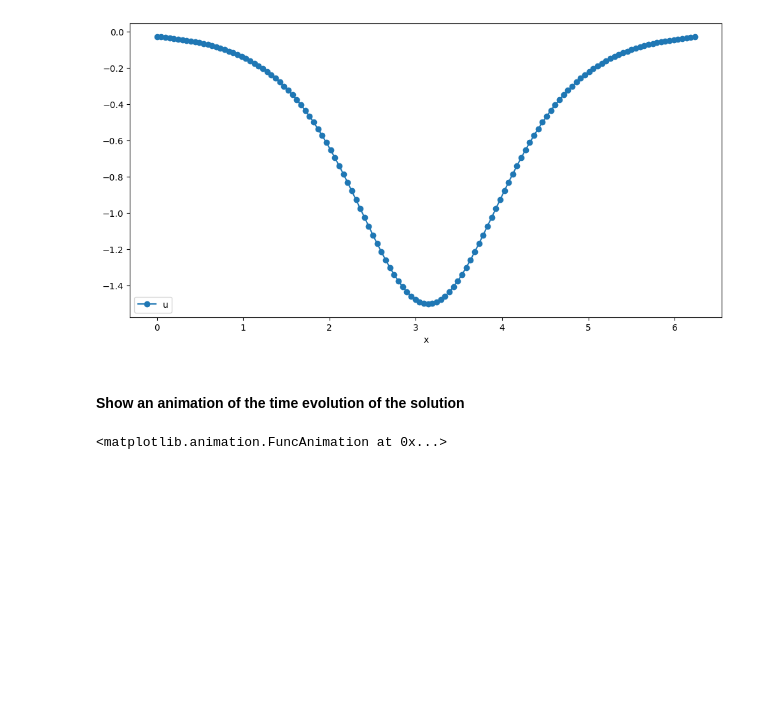
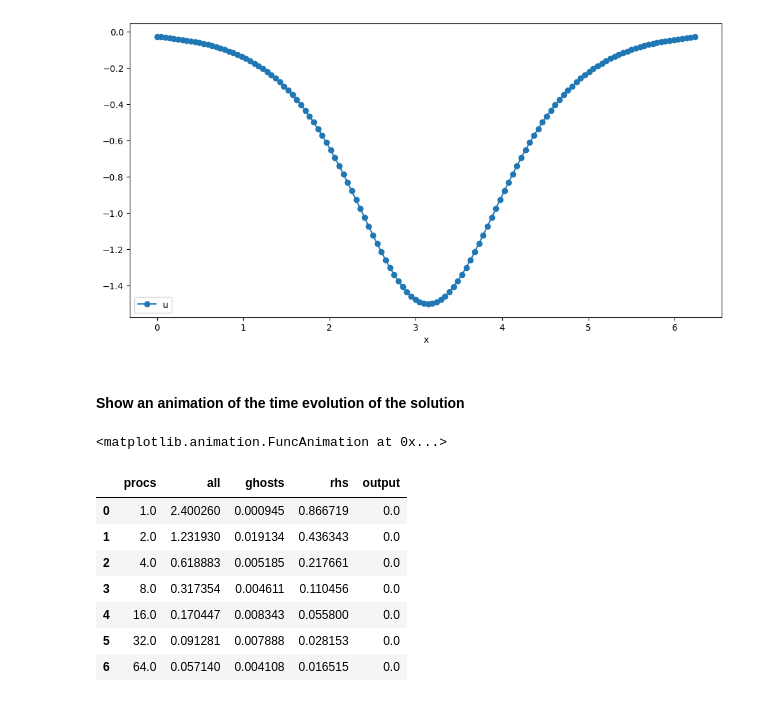
Before and after one commit to unh-hpc-2023/class-26, a Jupyter notebook: kdv.ipynb, the cells around one changed output. Drawn from its saved outputs; the diff is of its cells as text; code cells hidden in the pictures; blank space fills up the shorter version.

```diff
--- a/kdv.ipynb
+++ b/kdv.ipynb
@@ -72,3 +72,23 @@ animation.FuncAnimation(fig, animate, init_func=init,
                         frames=range(0, 100000, 1000), interval=100, blit=True)
 # %% [output]
 <matplotlib.animation.FuncAnimation at 0x...>
+# %%
+# Timing with output disabled
+t = pd.DataFrame(np.array([[1, 2.40026, 0.000945402, 0.866719, 0],
+                           [2, 1.23193, 0.0191336, 0.436343, 0],
+                           [4, 0.618883, 0.00518464, 0.217661, 0],
+                           [8, 0.317354, 0.00461102, 0.110456, 0],
+                           [16, 0.170447, 0.00834276, 0.0557998, 0],
+                           [32, 0.0912811, 0.00788811, 0.0281533, 0],
+                           [64, 0.0571396, 0.00410811, 0.0165145, 0]]),
+                   columns=['procs', 'all', 'ghosts', 'rhs', 'output'])
+t
+# %% [output]
+|  | procs | all | ghosts | rhs | output |
+| 0 | 1.0 | 2.400260 | 0.000945 | 0.866719 | 0.0 |
+| 1 | 2.0 | 1.231930 | 0.019134 | 0.436343 | 0.0 |
+| 2 | 4.0 | 0.618883 | 0.005185 | 0.217661 | 0.0 |
+| 3 | 8.0 | 0.317354 | 0.004611 | 0.110456 | 0.0 |
+| 4 | 16.0 | 0.170447 | 0.008343 | 0.055800 | 0.0 |
+| 5 | 32.0 | 0.091281 | 0.007888 | 0.028153 | 0.0 |
+| 6 | 64.0 | 0.057140 | 0.004108 | 0.016515 | 0.0 |
```
Also changed, not shown: parts of 2 cells of this notebook.
